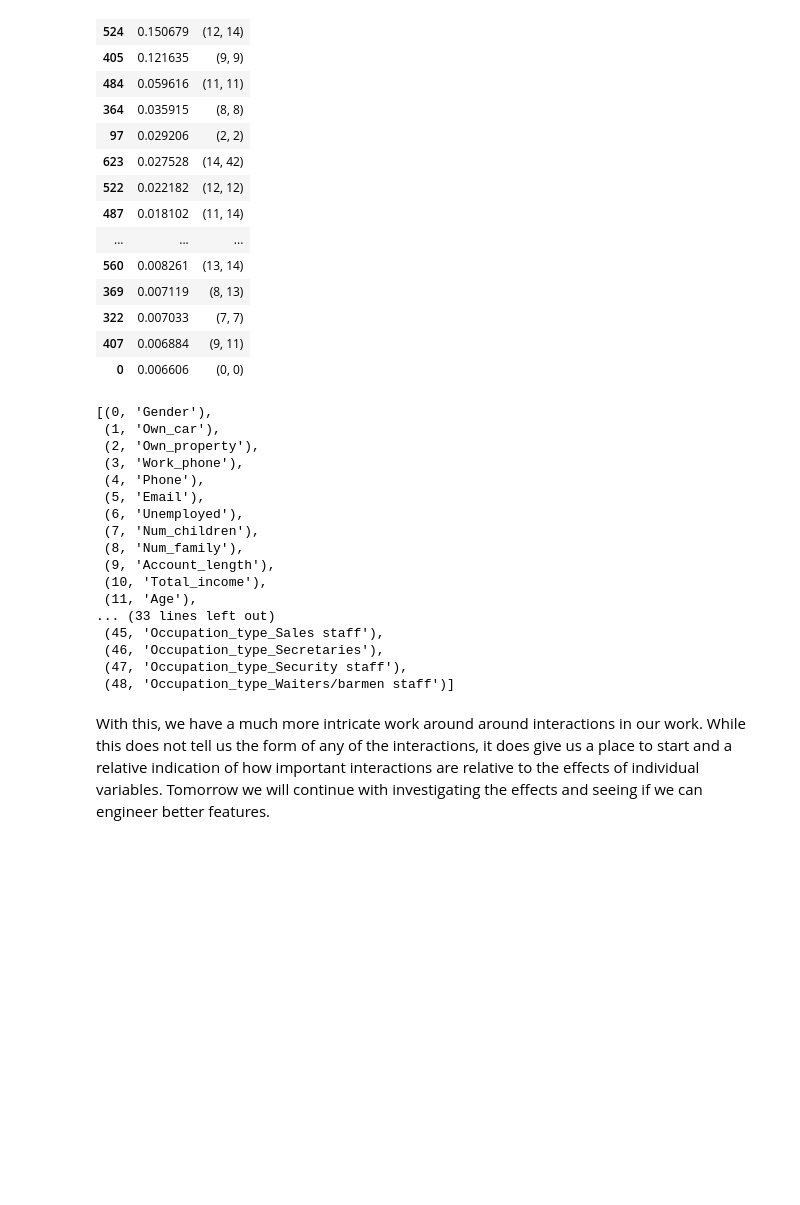
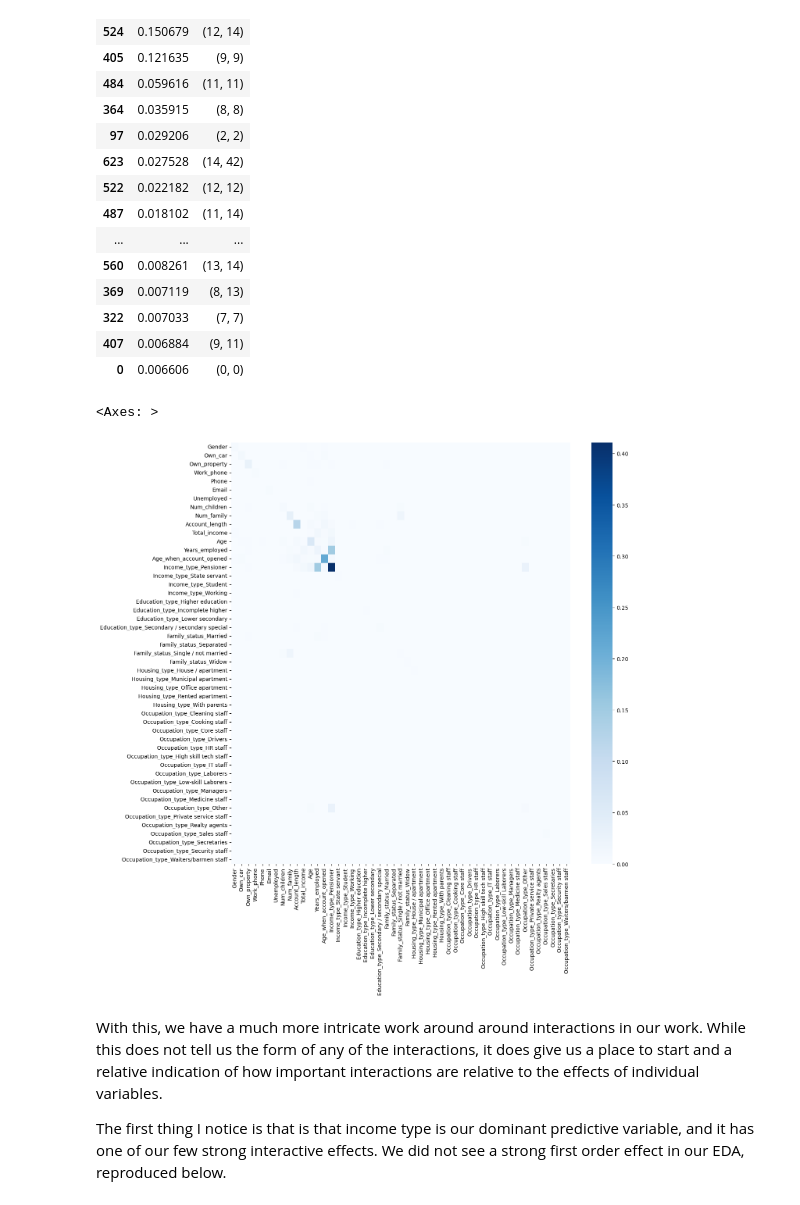
Before and after one commit to NIGHTF1RE/NaturalLanguageProcessing, a Jupyter notebook: One-Shot Notebooks/Credit Card Eligibility/Credit Card Eligibility.ipynb, the cells around one changed output. Drawn from its saved outputs; the diff is of its cells as text; code cells hidden in the pictures; blank space fills up the shorter version.

```diff
--- a/One-Shot Notebooks/Credit Card Eligibility/Credit Card Eligibility.ipynb
+++ b/One-Shot Notebooks/Credit Card Eligibility/Credit Card Eligibility.ipynb
@@ -334,14 +334,14 @@ sns.histplot(temp.loc[(temp['Target']==0),'Total_income_x_Age_when_account_opene
 # %% [markdown]
 So, what we see at this point, we are not seeing meaningful interaction between our between our variables. We could potentially continue evaluating like this using different functions and combinations. However, but at this point, with no obvious features to engineering, we may want to just turn to the machine learning model and see if we can refine features based on interactions that we see there. Let's start with the classic tree, going ahead and splitting a test set.
 # %%
-df = pd.get_dummies(df, drop_first=True)
+df2 = pd.get_dummies(df, drop_first=True)
 
-for col in df.columns:
-    if df[col].dtype == 'bool':
-        df[col] = df[col].astype(int)
+for col in df2.columns:
+    if df2[col].dtype == 'bool':
+        df2[col] = df2[col].astype(int)
 # %%
-X = df.drop(columns=['ID', 'Target'])
-y = df[['Target']]
+X = df2.drop(columns=['ID', 'Target'])
+y = df2[['Target']]
 
 X_train, X_test, y_train, y_test = train_test_split(X, y, test_size=0.2, stratify=y, random_state=42)
 # %%
@@ -461,25 +459,15 @@ a.head(20)
 | 322 | 0.007033 | (7, 7) |
 | 407 | 0.006884 | (9, 11) |
 | 0 | 0.006606 | (0, 0) |
-# %%
-list(enumerate(clf.feature_names_))
-# %% [output]
-[(0, 'Gender'),
- (1, 'Own_car'),
- (2, 'Own_property'),
- (3, 'Work_phone'),
- (4, 'Phone'),
- (5, 'Email'),
- (6, 'Unemployed'),
- (7, 'Num_children'),
- (8, 'Num_family'),
- (9, 'Account_length'),
- (10, 'Total_income'),
- (11, 'Age'),
-... (33 lines left out)
- (45, 'Occupation_type_Sales staff'),
- (46, 'Occupation_type_Secretaries'),
- (47, 'Occupation_type_Security staff'),
- (48, 'Occupation_type_Waiters/barmen staff')]
+# %%
+siv = np.abs(shap_interaction_values[0])
+
+plt.figure(figsize=(14, 14))
+sns.heatmap(siv, cmap='Blues', xticklabels=clf.feature_names_, yticklabels=clf.feature_names_)
+# %% [output]
+<Axes: >
+[figure, added]
 # %% [markdown]
-With this, we have a much more intricate work around around interactions in our work. While this does not tell us the form of any of the interactions, it does give us a place to start and a relative indication of how important interactions are relative to the effects of individual variables. Tomorrow we will continue with investigating the effects and seeing if we can engineer better features.
+With this, we have a much more intricate work around around interactions in our work. While this does not tell us the form of any of the interactions, it does give us a place to start and a relative indication of how important interactions are relative to the effects of individual variables.
+
+The first thing I notice is that is that income type is our dominant predictive variable, and it has one of our few strong interactive effects. We did not see a strong first order effect in our EDA, reproduced below.
```
Also changed, not shown: parts of 29 cells of this notebook, 9 other files.
